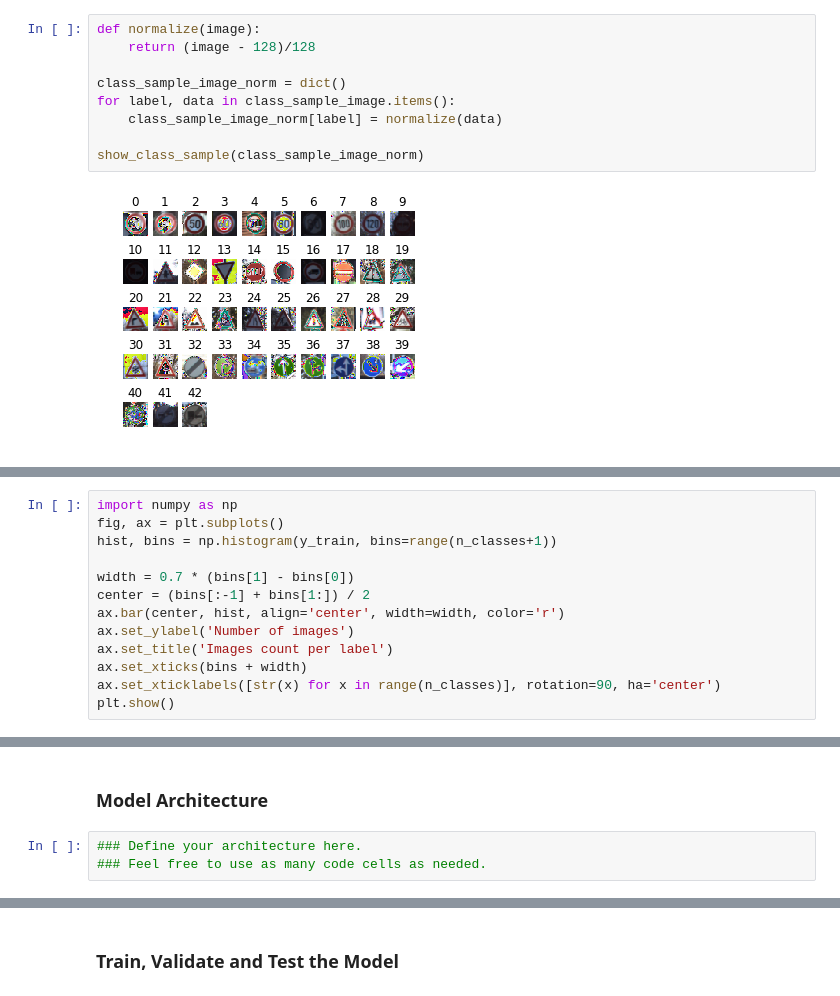
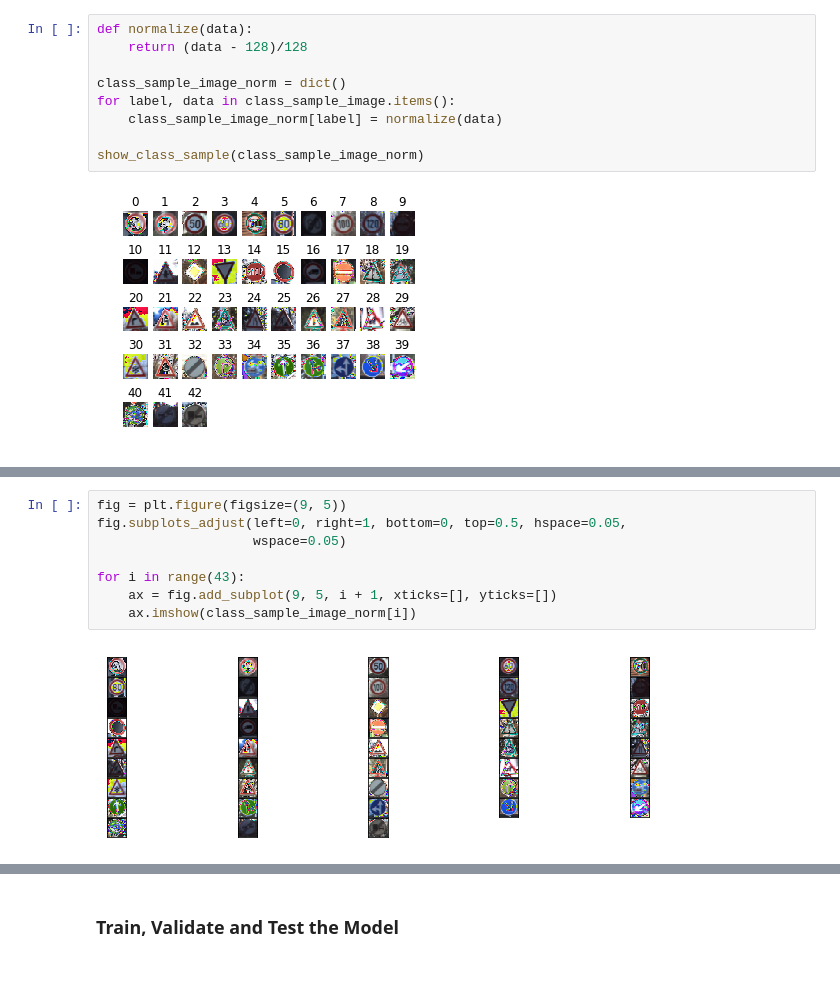
Before and after one commit to hafizur-rahman/CarND-Traffic-Sign-Classifier-Project, a Jupyter notebook: Traffic_Sign_Classifier.ipynb, the cells around one changed output, grey strips where cells are left out. Saved outputs shown, nothing was run; the diff lists cells and outputs as text.

Commit message:
Improve model

```diff
--- a/Traffic_Sign_Classifier.ipynb
+++ b/Traffic_Sign_Classifier.ipynb
@@ -184,8 +189,8 @@ show_class_sample(class_sample_image)
 # %% [markdown]
 ### Preprocess Data
 # %%
-def normalize(image):
-    return (image - 128)/128
+def normalize(data):
+    return (data - 128)/128
 
 class_sample_image_norm = dict()
 for label, data in class_sample_image.items():
@@ -206,13 +201,0 @@ plt.title(y_train[index])
-# %%
-import numpy as np
-fig, ax = plt.subplots()
-hist, bins = np.histogram(y_train, bins=range(n_classes+1))
-
-width = 0.7 * (bins[1] - bins[0])
-center = (bins[:-1] + bins[1:]) / 2
-ax.bar(center, hist, align='center', width=width, color='r')
-ax.set_ylabel('Number of images')
-ax.set_title('Images count per label')
-ax.set_xticks(bins + width)
-ax.set_xticklabels([str(x) for x in range(n_classes)], rotation=90, ha='center')
-plt.show()
@@ -221,5 +202,10 @@ plt.show()
-# %% [markdown]
-### Model Architecture
-# %%
-### Define your architecture here.
-### Feel free to use as many code cells as needed.
+# %%
+fig = plt.figure(figsize=(9, 5))
+fig.subplots_adjust(left=0, right=1, bottom=0, top=0.5, hspace=0.05,
+                    wspace=0.05)
+
+for i in range(43):
+    ax = fig.add_subplot(9, 5, i + 1, xticks=[], yticks=[])
+    ax.imshow(class_sample_image_norm[i])
+# %% [output]
+[figure, added]
```
Also changed, not shown: parts of 13 cells of this notebook.
